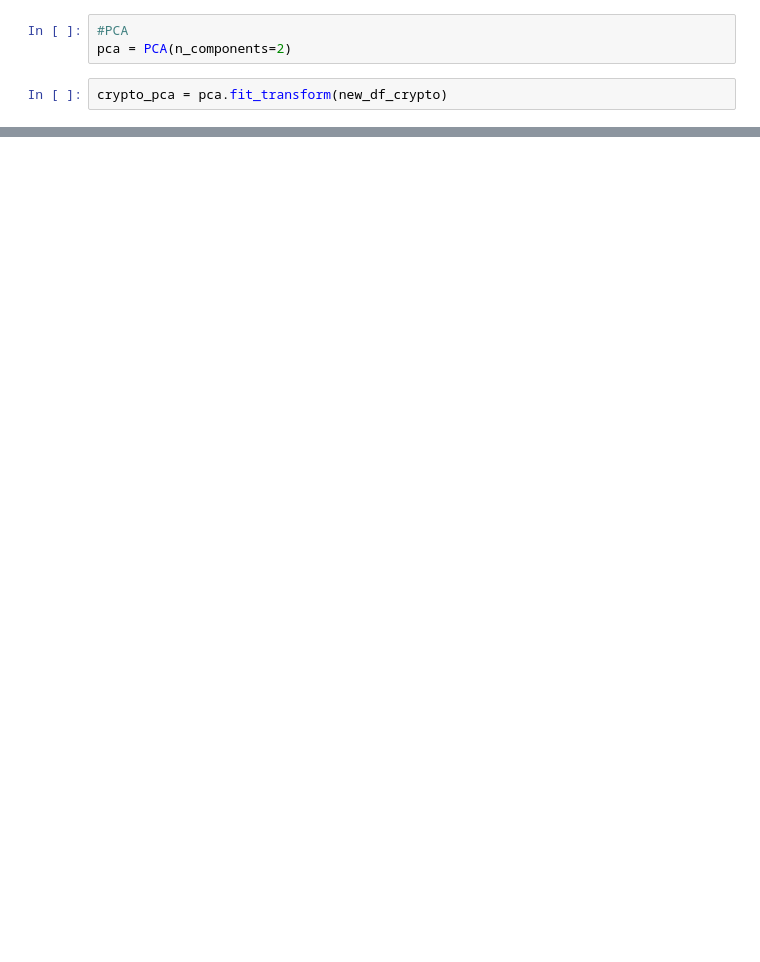
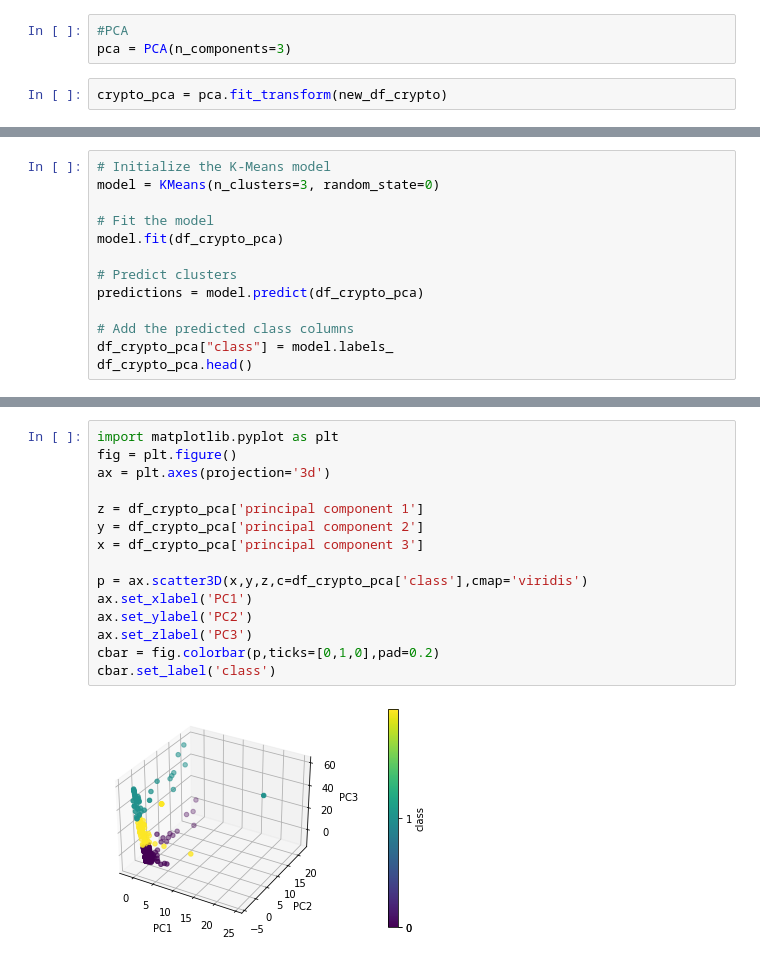
Before and after one commit to simoncastellanos9/CryptocurrencyClusters, a Jupyter notebook: classifier.ipynb, the cells around one changed output, grey strips where cells are left out. Drawn from its saved outputs; the diff is of its cells as text; blank space fills up the shorter version.

```diff
--- a/classifier.ipynb
+++ b/classifier.ipynb
@@ -86,7 +86,7 @@ new_df_crypto
 ## Dimensionality Reduction
 # %%
 #PCA
-pca = PCA(n_components=2)
+pca = PCA(n_components=3)
 # %%
 crypto_pca = pca.fit_transform(new_df_crypto)
 # %%
@@ -112,0 +132,13 @@ plt.show()
+# %%
+# Initialize the K-Means model
+model = KMeans(n_clusters=3, random_state=0)
+
+# Fit the model
+model.fit(df_crypto_pca)
+
+# Predict clusters
+predictions = model.predict(df_crypto_pca)
+
+# Add the predicted class columns
+df_crypto_pca["class"] = model.labels_
+df_crypto_pca.head()
@@ -112,0 +152,17 @@ plt.show()
+# %%
+import matplotlib.pyplot as plt
+fig = plt.figure()
+ax = plt.axes(projection='3d')
+
+z = df_crypto_pca['principal component 1']
+y = df_crypto_pca['principal component 2']
+x = df_crypto_pca['principal component 3']
+
+p = ax.scatter3D(x,y,z,c=df_crypto_pca['class'],cmap='viridis')
+ax.set_xlabel('PC1')
+ax.set_ylabel('PC2')
+ax.set_zlabel('PC3')
+cbar = fig.colorbar(p,ticks=[0,1,0],pad=0.2)
+cbar.set_label('class')
+# %% [output]
+[figure, added]
```
Also changed, not shown: parts of 16 cells of this notebook.
